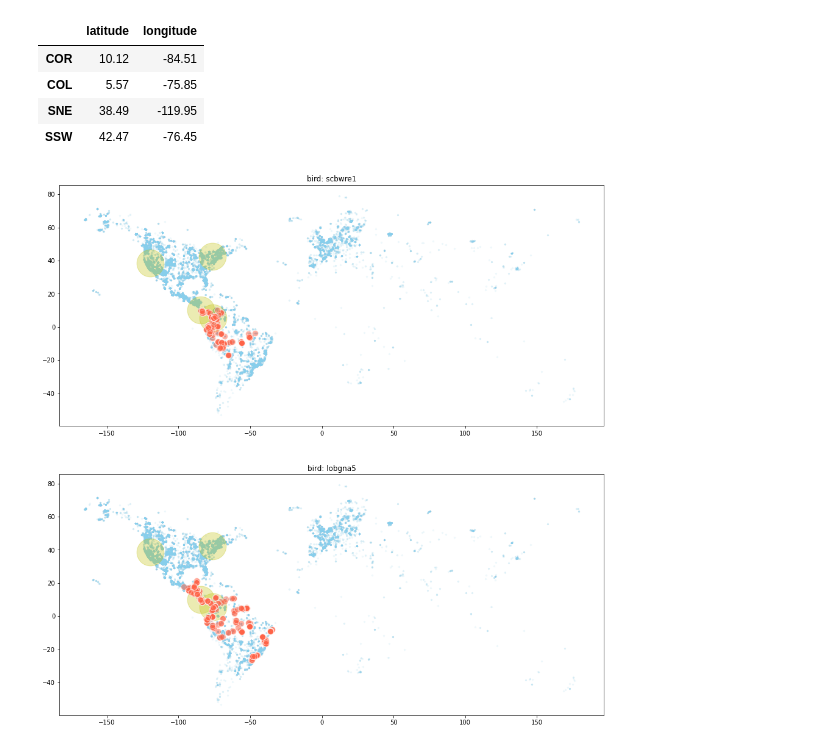
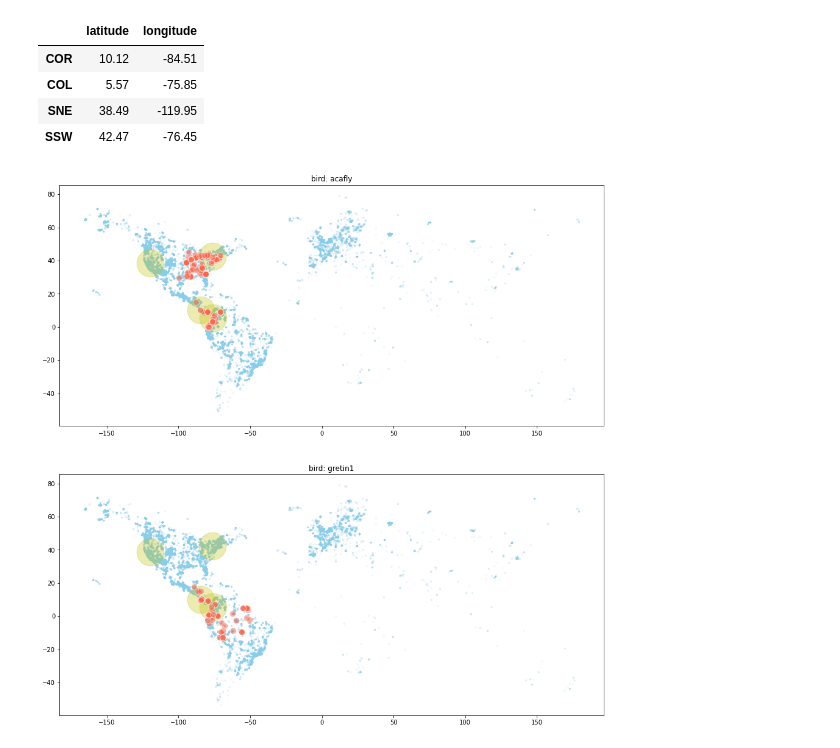
Before and after one commit to Naoki1101/kaggle-birdcall2021, a Jupyter notebook: notebooks/EDA_birds_place.ipynb, the cells around one changed output. Drawn from its saved outputs; the diff is of its cells as text; code cells hidden in the pictures.

```diff
--- a/notebooks/EDA_birds_place.ipynb
+++ b/notebooks/EDA_birds_place.ipynb
@@ -34,9 +34,9 @@ def show_habitat(df, bird_names: list, show_test=False):
 
         plt.scatter(df.loc[bird_idx, "longitude"].values, df.loc[bird_idx, "latitude"].values, s=100, c="tomato", alpha=0.5, ec="w")
 # %%
-show_habitat(df=train_df, bird_names=["scbwre1", "lobgna5"], show_test=True)
+show_habitat(df=train_df, bird_names=["acafly", "gretin1"], show_test=True)
 # %% [output]
-[figure, old version]
+[figure, new version]
 # %%
 np.random.rand() * 10
 # %% [output]
```
Also changed, not shown: parts of 3 cells of this notebook, 25 other files.
